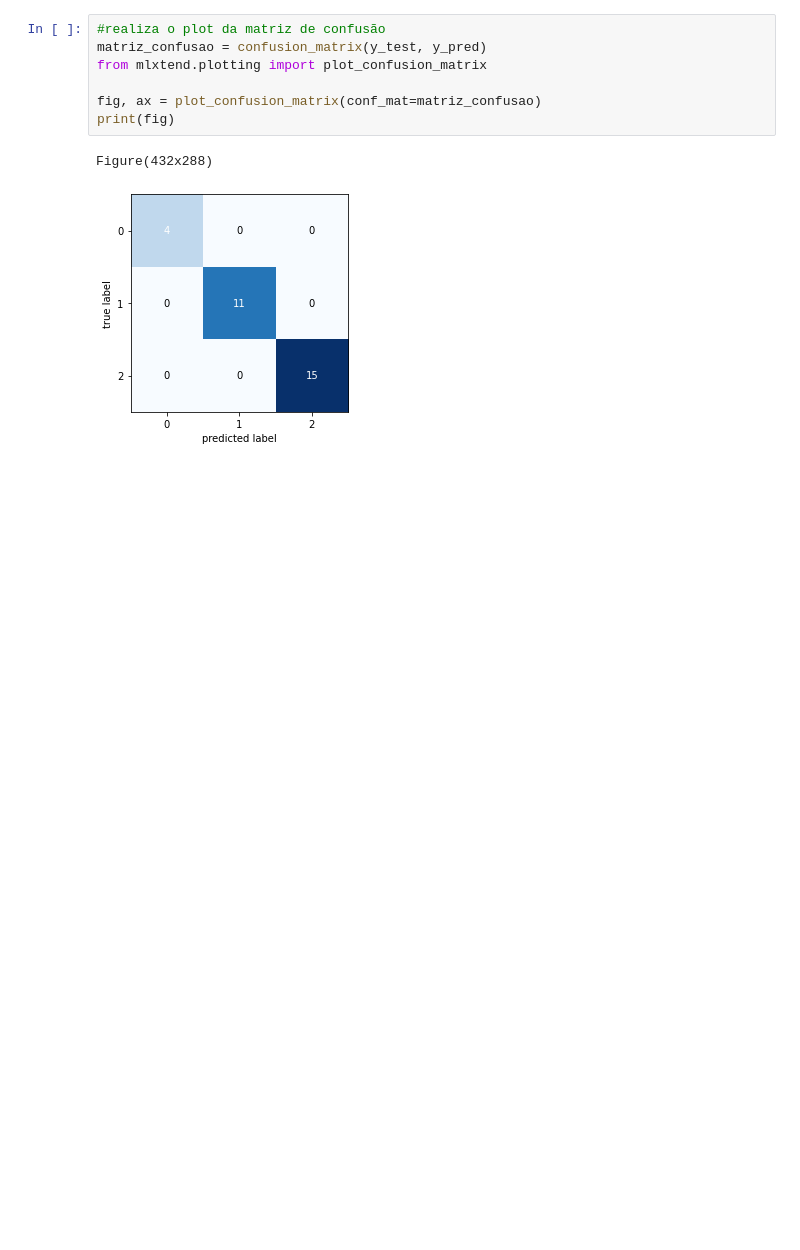
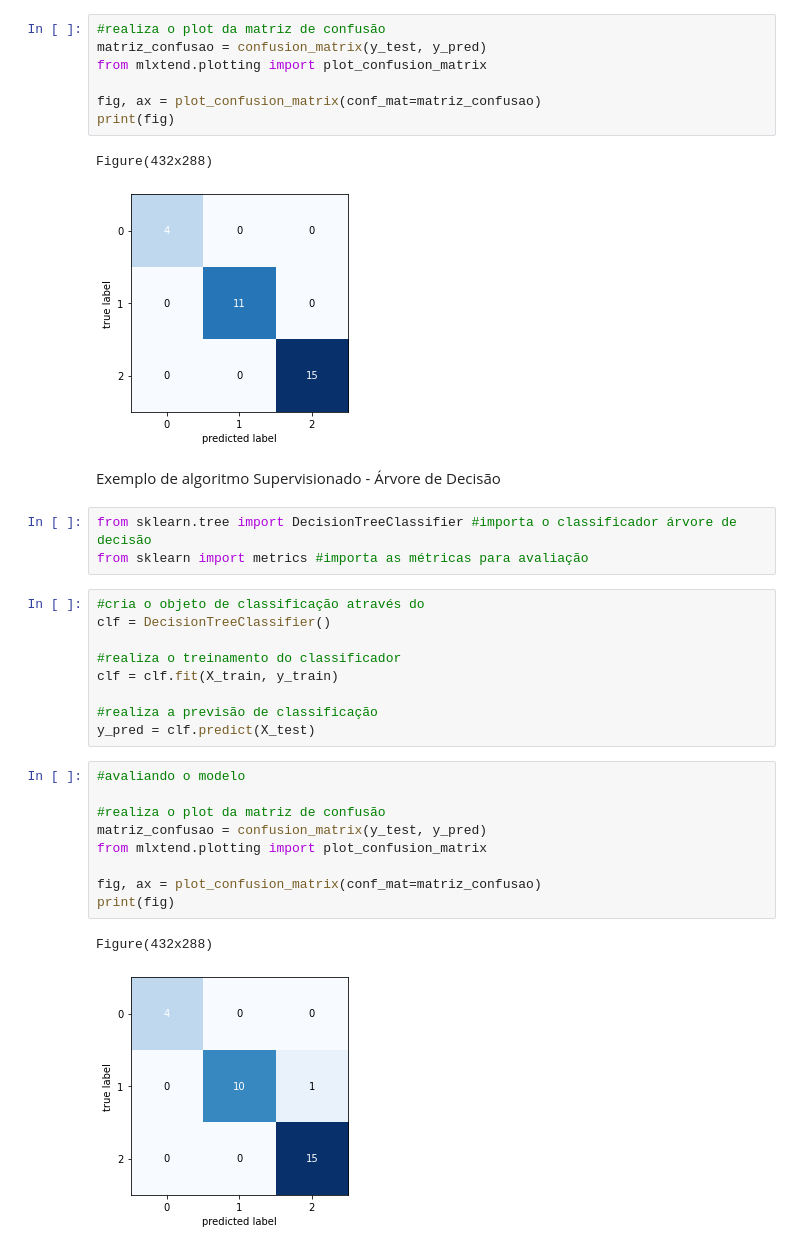
Before and after one commit to wallaceleonardo/bootcamp-IGTI-Desenvolvedor_Python, a Jupyter notebook: Algoritmo_Supervisionado_KNN.ipynb, the cells around one changed output. Saved outputs shown, nothing was run; the diff lists cells and outputs as text; blank space fills up the shorter version.

```diff
--- a/Algoritmo_Supervisionado_KNN.ipynb
+++ b/Algoritmo_Supervisionado_KNN.ipynb
@@ -81,3 +81,29 @@ print(fig)
 # %% [output]
 Figure(432x288)
 [figure]
+# %% [markdown]
+Exemplo de algoritmo Supervisionado - Árvore de Decisão
+# %%
+from sklearn.tree import DecisionTreeClassifier #importa o classificador árvore de decisão
+from sklearn import metrics #importa as métricas para avaliação
+# %%
+#cria o objeto de classificação através do
+clf = DecisionTreeClassifier()
+
+#realiza o treinamento do classificador
+clf = clf.fit(X_train, y_train)
+
+#realiza a previsão de classificação
+y_pred = clf.predict(X_test)
+# %%
+#avaliando o modelo
+
+#realiza o plot da matriz de confusão
+matriz_confusao = confusion_matrix(y_test, y_pred)
+from mlxtend.plotting import plot_confusion_matrix
+
+fig, ax = plot_confusion_matrix(conf_mat=matriz_confusao)
+print(fig)
+# %% [output]
+Figure(432x288)
+[figure, added]
```
Also changed, not shown: parts of 2 cells of this notebook.
